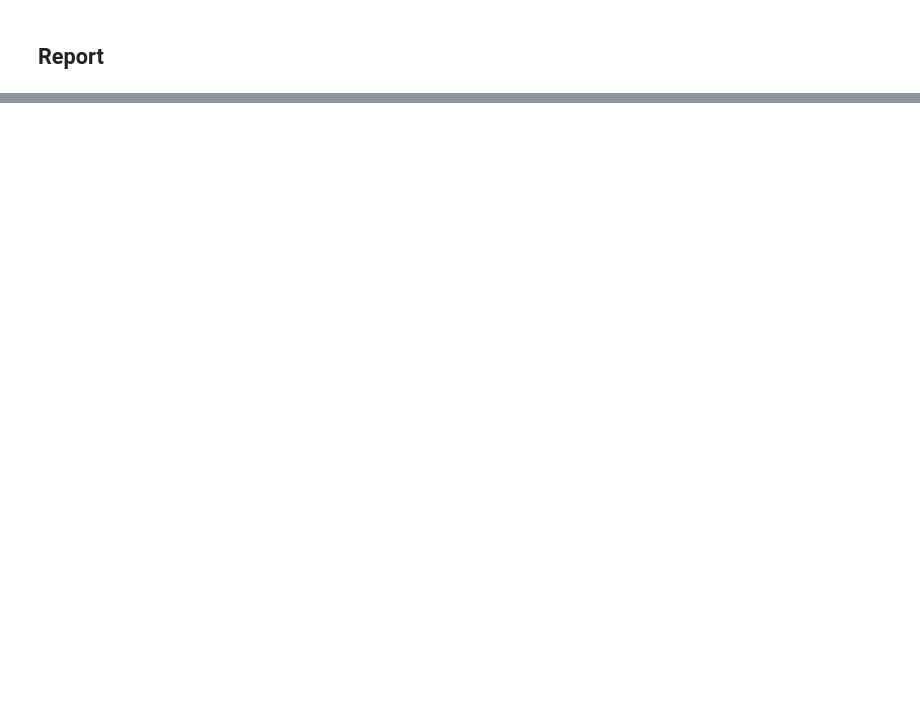
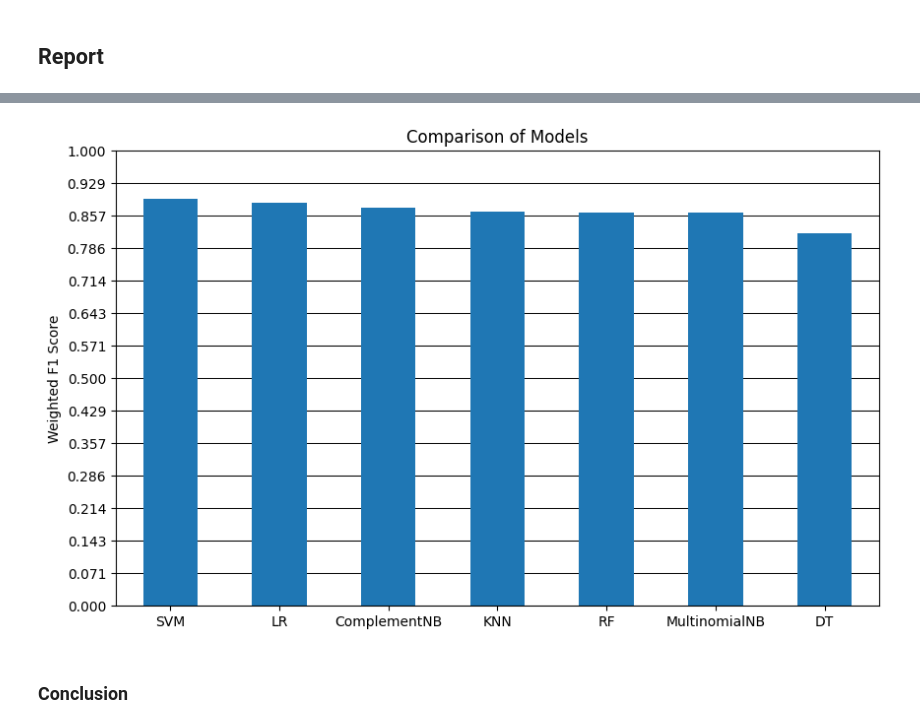
Before and after one commit to k-forghani/sentiment-analysis, a Jupyter notebook: Main.ipynb, the cells around one changed output, grey strips where cells are left out. Cells and saved outputs as stored; diff of their text form; code cells hidden in the pictures; blank space fills up the shorter version.

Commit message:
Added a report plot

```diff
--- a/Main.ipynb
+++ b/Main.ipynb
@@ -23,3 +20,5 @@ True
+# %%
+report = []
 # %% [markdown]
 ## Loading Data
 # %%
@@ -448,6 +519,6 @@ clf = rfc.fit(
 # %% [markdown]
 #### Evaluation
 # %%
-y_pred = rfc.predict(x_test_tfidf)
+y_pred = clf.predict(x_test_tfidf)
 # %% [output]
 [Parallel(n_jobs=1)]: Using backend SequentialBackend with 1 concurrent workers.
@@ -455,3 +526,15 @@ y_pred = rfc.predict(x_test_tfidf)
+# %%
+report.append(
+    {
+        "Model": "Random Forest",
+        "Abbreviation": "RF",
+        "Score": f1_score(
+            y_test.astype(int),
+            y_pred,
+            average = "weighted"
+        )
+    }
+)
 # %%
 print(
     classification_report(
@@ -481,0 +559,7 @@ weighted avg       0.88      0.88      0.86      4000
+# %%
+rdf = pd.DataFrame(report)
+rdf.sort_values(
+    by = ["Score"],
+    ascending = False,
+    inplace = True
+)
@@ -481,0 +577,26 @@ weighted avg       0.88      0.88      0.86      4000
+# %%
+fig, ax = plt.subplots(figsize = (10, 6))
+rdf.plot.bar(
+    x = "Abbreviation",
+    y = "Score",
+    legend = None,
+    ax = ax
+)
+plt.title("Comparison of Models")
+plt.xlabel("")
+plt.ylabel("Weighted F1 Score")
+plt.xticks(rotation = 0)
+plt.yticks(np.linspace(0, 1, 15))
+for i in np.linspace(0, 1, 15):
+    if i != 0 and i != 1:
+        plt.axhline(
+            y = i,
+            color = "black",
+            linewidth = 0.75,
+            zorder = 0
+        )
+plt.show()
+# %% [output]
+[figure, added]
+# %% [markdown]
+### Conclusion
```
Also changed, not shown: parts of 18 cells of this notebook.
